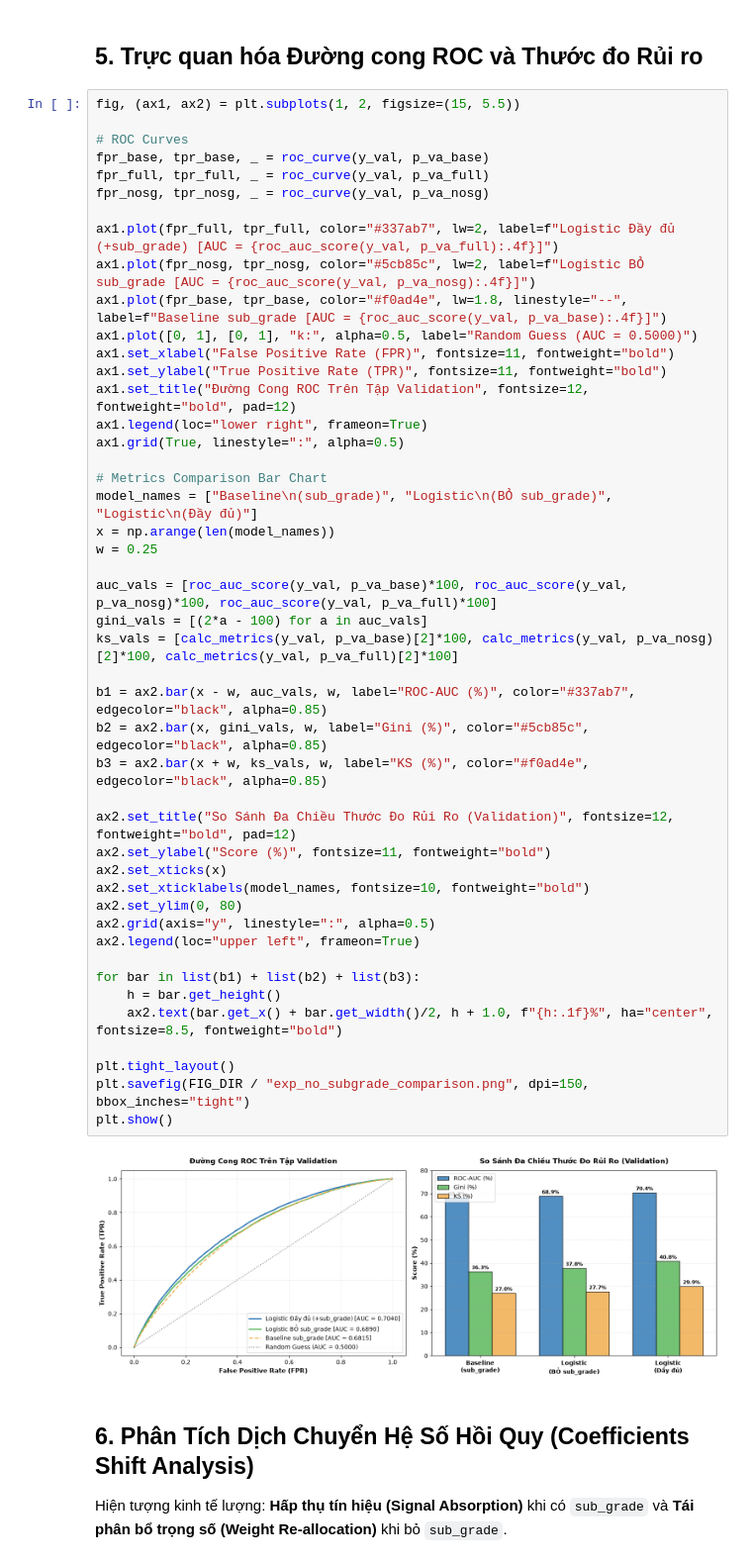
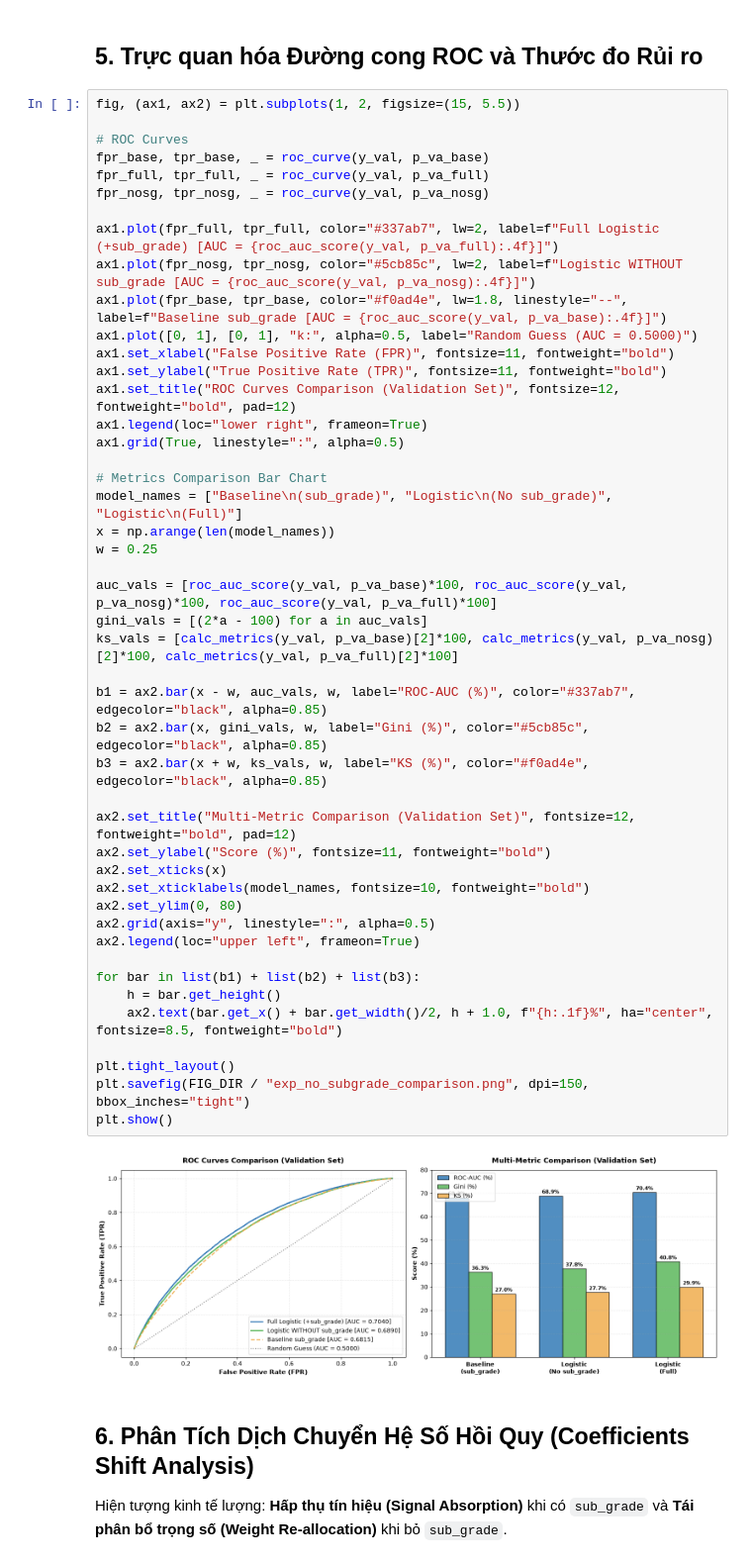
Before and after one commit to Eliza516/Lending-Club-Credit-Scoring, a Jupyter notebook: experiences/exp_logistic_subgrade.ipynb, the cells around one changed output. Shown at 99% size. Saved outputs shown, nothing was run; the diff lists cells and outputs as text.

```diff
--- a/experiences/exp_logistic_subgrade.ipynb
+++ b/experiences/exp_logistic_subgrade.ipynb
@@ -165,46 +165,46 @@ fpr_base, tpr_base, _ = roc_curve(y_val, p_va_base)
 fpr_full, tpr_full, _ = roc_curve(y_val, p_va_full)
 fpr_nosg, tpr_nosg, _ = roc_curve(y_val, p_va_nosg)
 
-ax1.plot(fpr_full, tpr_full, color="#337ab7", lw=2, label=f"Logistic Đầy đủ (+sub_grade) [AUC = {roc_auc_score(y_val, p_va_full):.4f}]")
-ax1.plot(fpr_nosg, tpr_nosg, color="#5cb85c", lw=2, label=f"Logistic BỎ sub_grade [AUC = {roc_auc_score(y_val, p_va_nosg):.4f}]")
+ax1.plot(fpr_full, tpr_full, color="#337ab7", lw=2, label=f"Full Logistic (+sub_grade) [AUC = {roc_auc_score(y_val, p_va_full):.4f}]")
+ax1.plot(fpr_nosg, tpr_nosg, color="#5cb85c", lw=2, label=f"Logistic WITHOUT sub_grade [AUC = {roc_auc_score(y_val, p_va_nosg):.4f}]")
 ax1.plot(fpr_base, tpr_base, color="#f0ad4e", lw=1.8, linestyle="--", label=f"Baseline sub_grade [AUC = {roc_auc_score(y_val, p_va_base):.4f}]")
 ax1.plot([0, 1], [0, 1], "k:", alpha=0.5, label="Random Guess (AUC = 0.5000)")
 ax1.set_xlabel("False Positive Rate (FPR)", fontsize=11, fontweight="bold")
 ax1.set_ylabel("True Positive Rate (TPR)", fontsize=11, fontweight="bold")
-ax1.set_title("Đường Cong ROC Trên Tập Validation", fontsize=12, fontweight="bold", pad=12)
+ax1.set_title("ROC Curves Comparison (Validation Set)", fontsize=12, fontweight="bold", pad=12)
 ax1.legend(loc="lower right", frameon=True)
 ax1.grid(True, linestyle=":", alpha=0.5)
 
 # Metrics Comparison Bar Chart
-model_names = ["Baseline\n(sub_grade)", "Logistic\n(BỎ sub_grade)", "Logistic\n(Đầy đủ)"]
+model_names = ["Baseline\n(sub_grade)", "Logistic\n(No sub_grade)", "Logistic\n(Full)"]
 x = np.arange(len(model_names))
 w = 0.25
 
 auc_vals = [roc_auc_score(y_val, p_va_base)*100, roc_auc_score(y_val, p_va_nosg)*100, roc_auc_score(y_val, p_va_full)*100]
 gini_vals = [(2*a - 100) for a in auc_vals]
 ks_vals = [calc_metrics(y_val, p_va_base)[2]*100, calc_metrics(y_val, p_va_nosg)[2]*100, calc_metrics(y_val, p_va_full)[2]*100]
 
 b1 = ax2.bar(x - w, auc_vals, w, label="ROC-AUC (%)", color="#337ab7", edgecolor="black", alpha=0.85)
 b2 = ax2.bar(x, gini_vals, w, label="Gini (%)", color="#5cb85c", edgecolor="black", alpha=0.85)
 b3 = ax2.bar(x + w, ks_vals, w, label="KS (%)", color="#f0ad4e", edgecolor="black", alpha=0.85)
 
-ax2.set_title("So Sánh Đa Chiều Thước Đo Rủi Ro (Validation)", fontsize=12, fontweight="bold", pad=12)
+ax2.set_title("Multi-Metric Comparison (Validation Set)", fontsize=12, fontweight="bold", pad=12)
 ax2.set_ylabel("Score (%)", fontsize=11, fontweight="bold")
 ax2.set_xticks(x)
 ax2.set_xticklabels(model_names, fontsize=10, fontweight="bold")
 ax2.set_ylim(0, 80)
 ax2.grid(axis="y", linestyle=":", alpha=0.5)
 ax2.legend(loc="upper left", frameon=True)
 
 for bar in list(b1) + list(b2) + list(b3):
     h = bar.get_height()
     ax2.text(bar.get_x() + bar.get_width()/2, h + 1.0, f"{h:.1f}%", ha="center", fontsize=8.5, fontweight="bold")
 
 plt.tight_layout()
 plt.savefig(FIG_DIR / "exp_no_subgrade_comparison.png", dpi=150, bbox_inches="tight")
 plt.show()
 # %% [output]
-[figure, old version]
+[figure, new version]
 # %% [markdown]
 ## 6. Phân Tích Dịch Chuyển Hệ Số Hồi Quy (Coefficients Shift Analysis)
 
```
Also changed, not shown: parts of 1 cell of this notebook, 5 other files.
